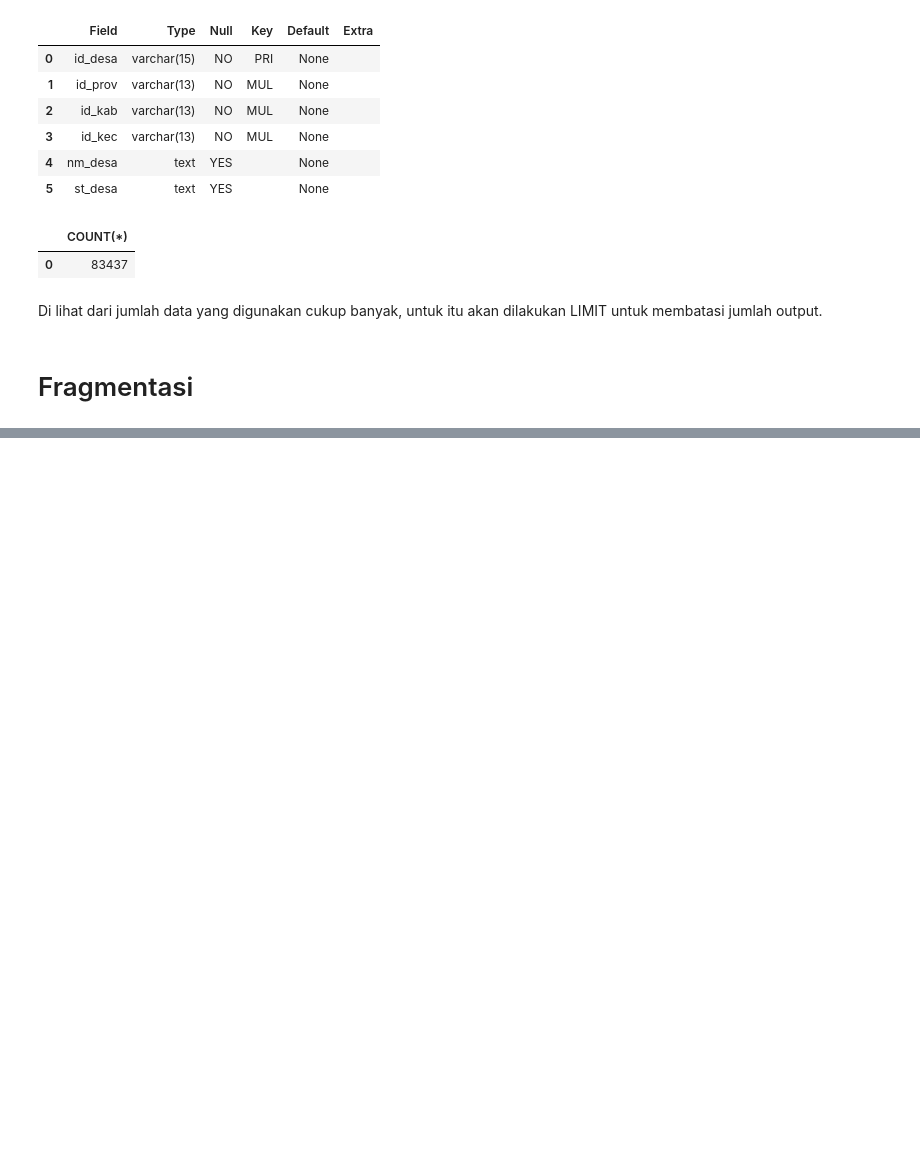
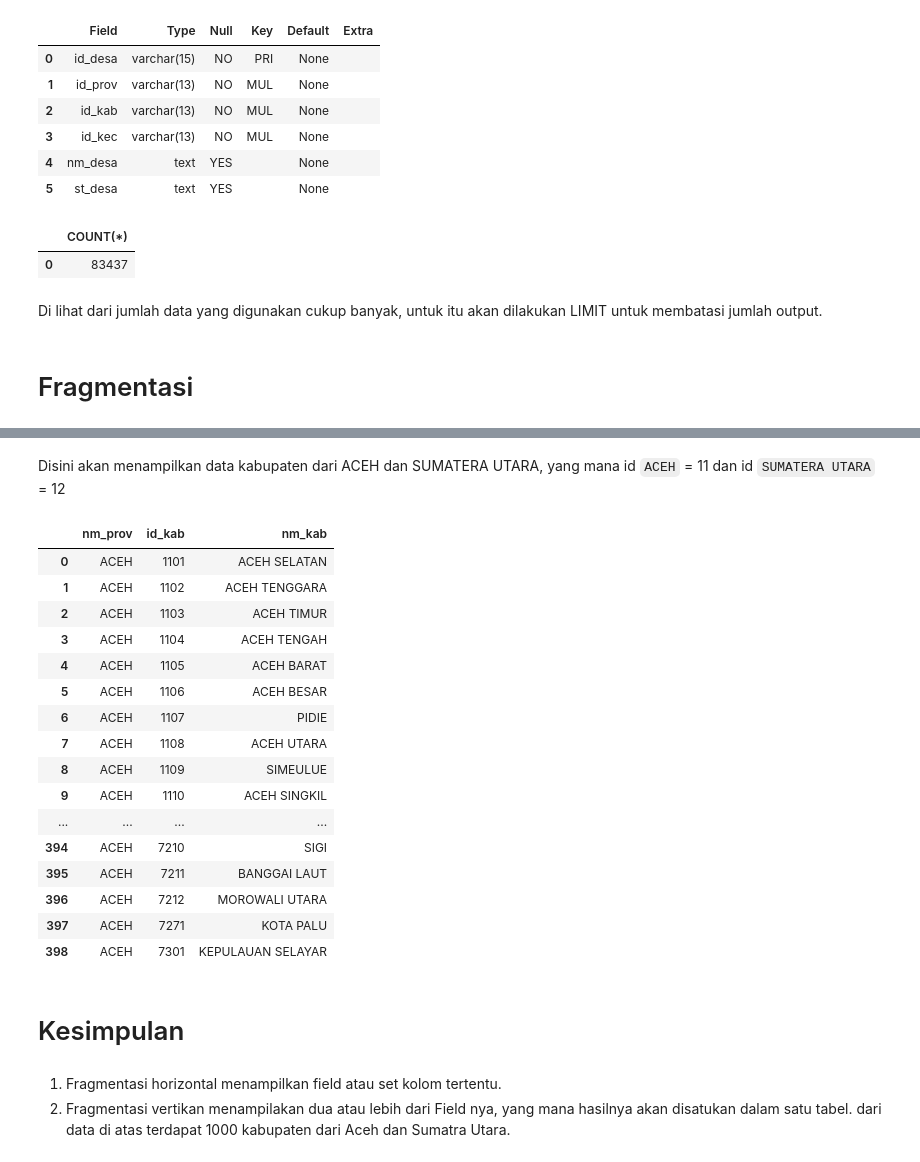
Before and after one commit to syukrillah0108/Sem_3, a Jupyter notebook: Basis Data Terdistribusi/uts/main.ipynb, the cells around one changed output, grey strips where cells are left out. Cells and saved outputs as stored; diff of their text form; code cells hidden in the pictures; blank space fills up the shorter version.

```diff
--- a/Basis Data Terdistribusi/uts/main.ipynb
+++ b/Basis Data Terdistribusi/uts/main.ipynb
@@ -126,0 +126,29 @@ FROM kab, prov LIMIT 100;
+# %% [markdown]
+Disini akan menampilkan data kabupaten dari ACEH dan SUMATERA UTARA, yang mana id `ACEH` = 11 dan id `SUMATERA UTARA` = 12
+# %%
+SELECT prov.nm_prov, kab.id_kab, kab.nm_kab
+FROM kab
+LEFT JOIN prov ON prov.id_prov = 11 OR 12
+# %% [output]
+|  | nm_prov | id_kab | nm_kab |
+| 0 | ACEH | 1101 | ACEH SELATAN |
+| 1 | ACEH | 1102 | ACEH TENGGARA |
+| 2 | ACEH | 1103 | ACEH TIMUR |
+| 3 | ACEH | 1104 | ACEH TENGAH |
+| 4 | ACEH | 1105 | ACEH BARAT |
+| 5 | ACEH | 1106 | ACEH BESAR |
+| 6 | ACEH | 1107 | PIDIE |
+| 7 | ACEH | 1108 | ACEH UTARA |
+| 8 | ACEH | 1109 | SIMEULUE |
+| 9 | ACEH | 1110 | ACEH SINGKIL |
+| ... | ... | ... | ... |
+| 394 | ACEH | 7210 | SIGI |
+| 395 | ACEH | 7211 | BANGGAI LAUT |
+| 396 | ACEH | 7212 | MOROWALI UTARA |
+| 397 | ACEH | 7271 | KOTA PALU |
+| 398 | ACEH | 7301 | KEPULAUAN SELAYAR |
+# %% [markdown]
+# Kesimpulan
+# %% [markdown]
+1. Fragmentasi horizontal menampilkan field atau set kolom tertentu.
+2. Fragmentasi vertikan menampilakan dua atau lebih dari Field nya, yang mana hasilnya akan disatukan dalam satu tabel. dari data di atas terdapat 1000 kabupaten dari Aceh dan Sumatra Utara.
```
Also changed, not shown: parts of 6 cells of this notebook, 9 other files.
